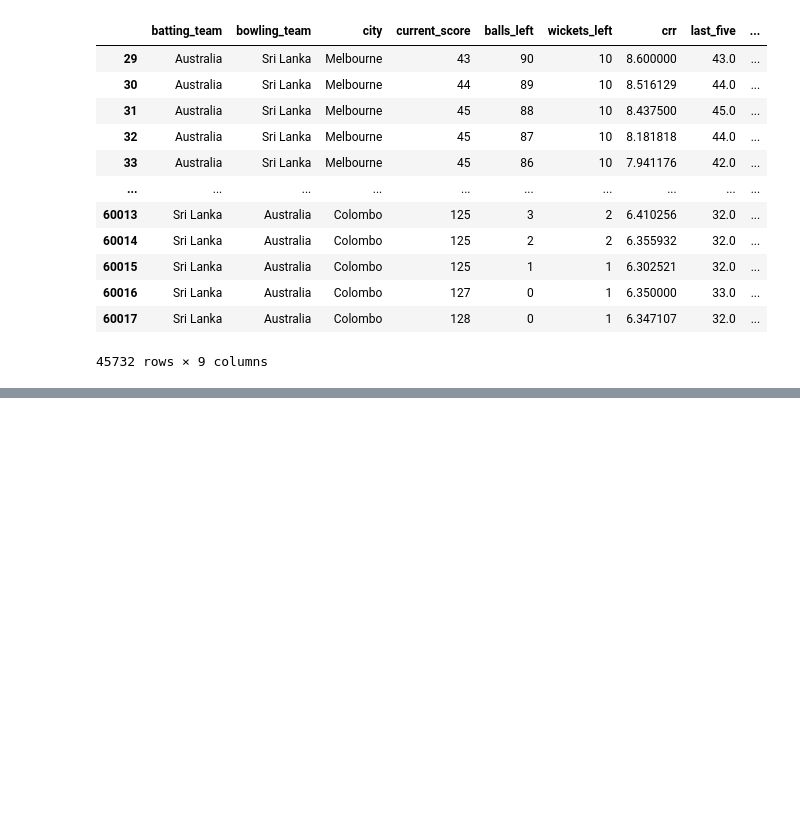
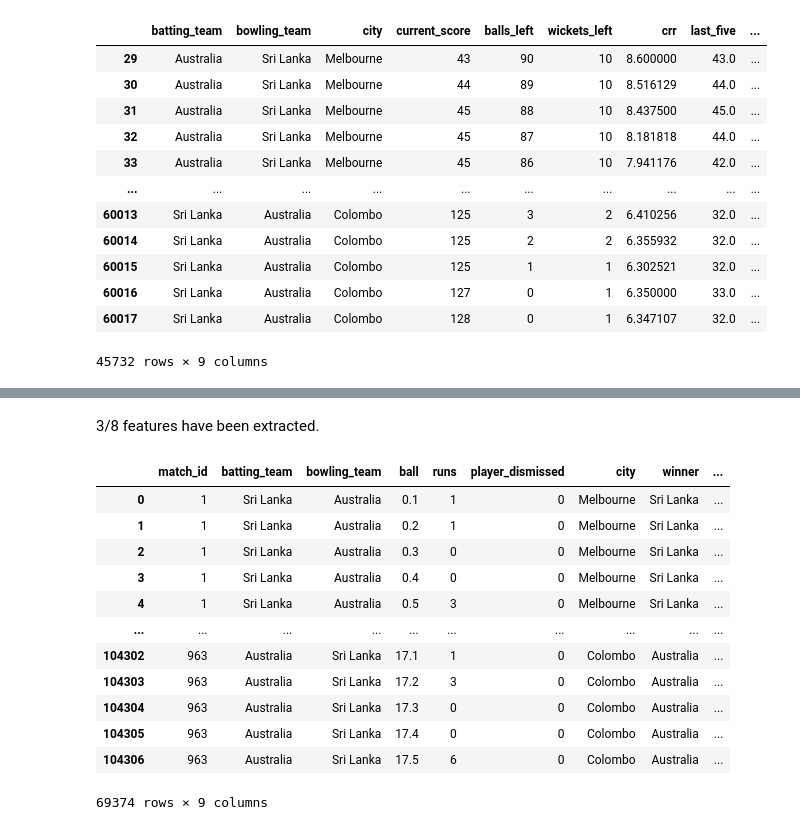
Before and after one commit to archit436/Cricket-T20-Score-Win-Predictor, a Jupyter notebook: feature_extraction.ipynb, the cells around one changed output, grey strips where cells are left out. Saved outputs shown, nothing was run; the diff lists cells and outputs as text; code cells hidden in the pictures; blank space fills up the shorter version.

```diff
--- a/feature_extraction.ipynb
+++ b/feature_extraction.ipynb
@@ -324,0 +380,7 @@ pickle.dump(final_df, open('dataset_level3_first_innings.pkl','wb'))
+# %%
+# The output above indicates that for NaN values in the city column, we can use the first word from the values
+# of the venue column.
+# We create a condition using np.where() to assign values where city column value is NaN
+# These values are outputted to an array called cities that can then update the DataFrame.
+cities = np.where(df2['city'].isnull(), df2['venue'].str.split().apply(lambda x:x[0]), df2['city'])
+df2['city'] = cities
@@ -324,0 +392,3 @@ pickle.dump(final_df, open('dataset_level3_first_innings.pkl','wb'))
+# %%
+# Remove the Venue column since it is not needed anymore - not a feature, redundant with city.
+df2.drop(columns = ['venue'], inplace = True)
@@ -324,0 +411,24 @@ pickle.dump(final_df, open('dataset_level3_first_innings.pkl','wb'))
+# %% [markdown]
+3/8 features have been extracted.
+# %%
+# Now we focus on the current score feature. Currently, our dataframe only has runs conceded
+# for every delivery.
+# We use groupby here which is an operation to split a python object, apply a funciton and combine
+# the results in another python object that we can then run operations on.
+df2.loc[:,'current_score'] = df2.groupby('match_id')['runs'].cumsum()
+# %%
+df2
+# %% [output]
+|  | match_id | batting_team | bowling_team | ball | runs | player_dismissed | city | winner | ... |
+| 0 | 1 | Sri Lanka | Australia | 0.1 | 1 | 0 | Melbourne | Sri Lanka | ... |
+| 1 | 1 | Sri Lanka | Australia | 0.2 | 1 | 0 | Melbourne | Sri Lanka | ... |
+| 2 | 1 | Sri Lanka | Australia | 0.3 | 0 | 0 | Melbourne | Sri Lanka | ... |
+| 3 | 1 | Sri Lanka | Australia | 0.4 | 0 | 0 | Melbourne | Sri Lanka | ... |
+| 4 | 1 | Sri Lanka | Australia | 0.5 | 3 | 0 | Melbourne | Sri Lanka | ... |
+| ... | ... | ... | ... | ... | ... | ... | ... | ... | ... |
+| 104302 | 963 | Australia | Sri Lanka | 17.1 | 1 | 0 | Colombo | Australia | ... |
+| 104303 | 963 | Australia | Sri Lanka | 17.2 | 3 | 0 | Colombo | Australia | ... |
+| 104304 | 963 | Australia | Sri Lanka | 17.3 | 0 | 0 | Colombo | Australia | ... |
+| 104305 | 963 | Australia | Sri Lanka | 17.4 | 0 | 0 | Colombo | Australia | ... |
+| 104306 | 963 | Australia | Sri Lanka | 17.5 | 6 | 0 | Colombo | Australia | ... |
+69374 rows × 9 columns
```
Also changed, not shown: parts of 17 cells of this notebook, 2 other files.
